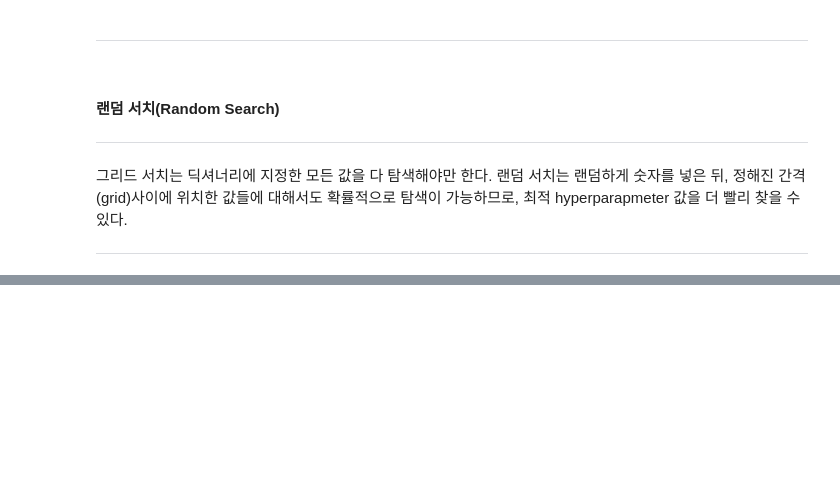
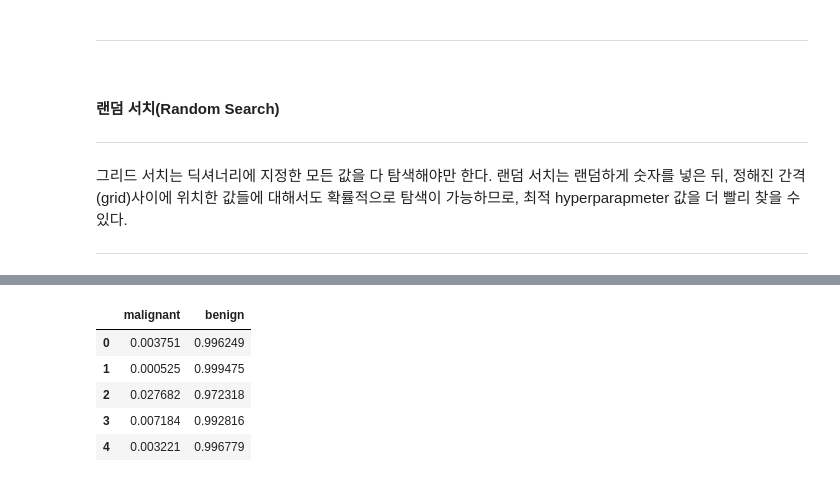
Before and after one commit to jeongbeenson19/dstb, a Jupyter notebook: Tunning_prac.ipynb, the cells around one changed output, grey strips where cells are left out. Cells and saved outputs as stored; diff of their text form; code cells hidden in the pictures; blank space fills up the shorter version.

```diff
--- a/Tunning_prac.ipynb
+++ b/Tunning_prac.ipynb
@@ -264,0 +424,23 @@ __분류 모델 평가: 오차행렬과 연관 지표__
+# %%
+from sklearn.linear_model import LogisticRegression
+
+cancer = load_breast_cancer()
+
+X_train, X_test, y_train, y_test = train_test_split(cancer.data,
+                                                    cancer.target,
+                                                    stratify= cancer.target,
+                                                    random_state=66)
+
+model = LogisticRegression(random_state= 0, solver='liblinear')
+model.fit(X_train, y_train)
+
+results = pd.DataFrame(model.predict_proba(X_test), columns=cancer.target_names)
+
+results.head()
+# %% [output]
+|  | malignant | benign |
+| 0 | 0.003751 | 0.996249 |
+| 1 | 0.000525 | 0.999475 |
+| 2 | 0.027682 | 0.972318 |
+| 3 | 0.007184 | 0.992816 |
+| 4 | 0.003221 | 0.996779 |
```
Also changed, not shown: parts of 25 cells of this notebook.
